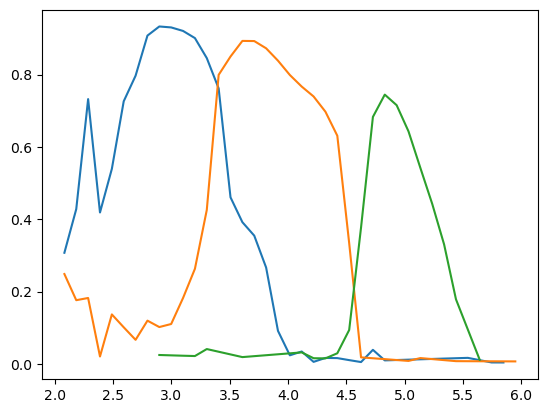
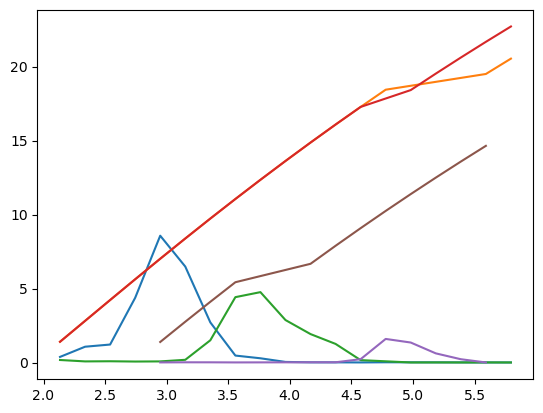
Unified diff of the notebook cell whose output changed from the first chart to the second:
--- before
+++ after
@@ -14,11 +14,12 @@
     N_degm2 = np.sum(nz)
     bz = bias[i] * np.ones(len(z_centers))[z_centers > 2]
-    list_zbin, list_n, list_b, list_Pm, list_nP, nP_eff =power_spectrum_information.compute_nbP(
+    list_zbin, list_n, list_b, list_Pm, list_nP, list_Vsur =power_spectrum_information.compute_nbP(
         zarray, nz, bz,
-        Area, N_degm2,
-        k=0.1,
-        Deltaz=0.1,
+        S_survey, N_degm2,
+        k=0.001,
+        Deltaz=0.2,
         cosmo=cosmo
     )
-    #print(nP_eff)
-    plt.plot(list_zbin, np.array(list_nP)/(np.array(list_nP)+1), label = 0.1)
+    print(np.average(list_nP, weights=list_Vsur))
+    plt.plot(list_zbin, np.array(list_nP), label = 0.1)
+    plt.plot(list_zbin, np.cumsum(np.array(list_Vsur))/1e10, label = 0.1)

Commit: push for william